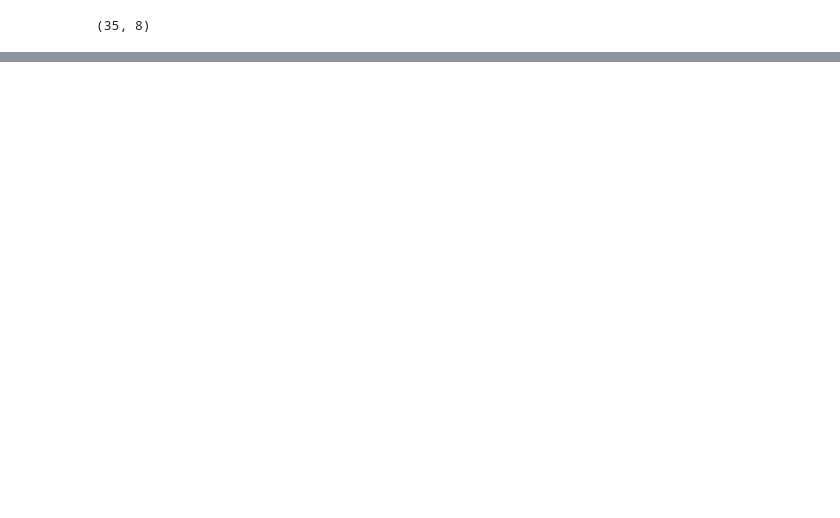
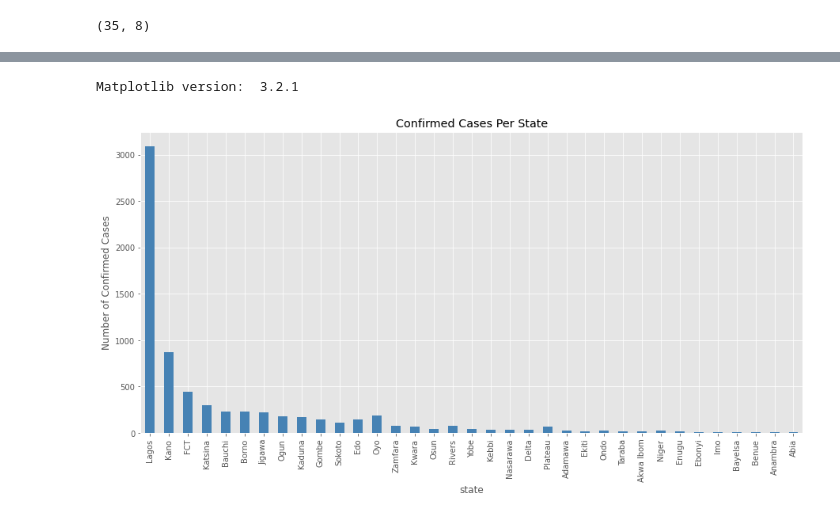
Before and after one commit to Eric-Josh/nigeria-covid19-report-dashboard, a Jupyter notebook: tester.ipynb, the cells around one changed output, grey strips where cells are left out. Cells and saved outputs as stored; diff of their text form; code cells hidden in the pictures; blank space fills up the shorter version.

```diff
--- a/tester.ipynb
+++ b/tester.ipynb
@@ -117,0 +142,6 @@ totalCase
+# %%
+# Set the state name as index - useful for quickly looking up countries using .loc method.
+df.set_index('state', inplace=True)
+
+# let's view the first five elements and see how the dataframe was changed
+df.head()
@@ -117,0 +156,12 @@ totalCase
+# %%
+# Specify the sum to be restricted to certain columns
+column_list = list(df)
+column_list.remove("X")
+column_list.remove("Y")
+column_list.remove("id")
+# %%
+# Add total column.
+df['Total'] = df[column_list].sum(axis=1)
+
+# let's view the first five elements and see how the dataframe was changed
+df.head()
@@ -117,0 +176,24 @@ totalCase
+# %%
+# use the inline backend to generate the plots within the browser
+%matplotlib inline
+
+import matplotlib as mpl
+import matplotlib.pyplot as plt
+
+mpl.style.use('ggplot') # optional: for ggplot-like style
+
+# check for latest version of Matplotlib
+print ('Matplotlib version: ', mpl.__version__) # >= 2.0.0
+# %% [output]
+Matplotlib version:  3.2.1
+# %%
+df_state = df['confirm_cases']
+df_state.plot(kind='bar', figsize=(15, 7), color='steelblue')
+
+plt.xlabel('state') # add to x-label to the plot
+plt.ylabel('Number of Confirmed Cases') # add y-label to the plot
+plt.title('Confirmed Cases Per State') # add title to the plot
+
+plt.show()
+# %% [output]
+[figure, added]
```
Also changed, not shown: parts of 14 cells of this notebook, 10 other files.
